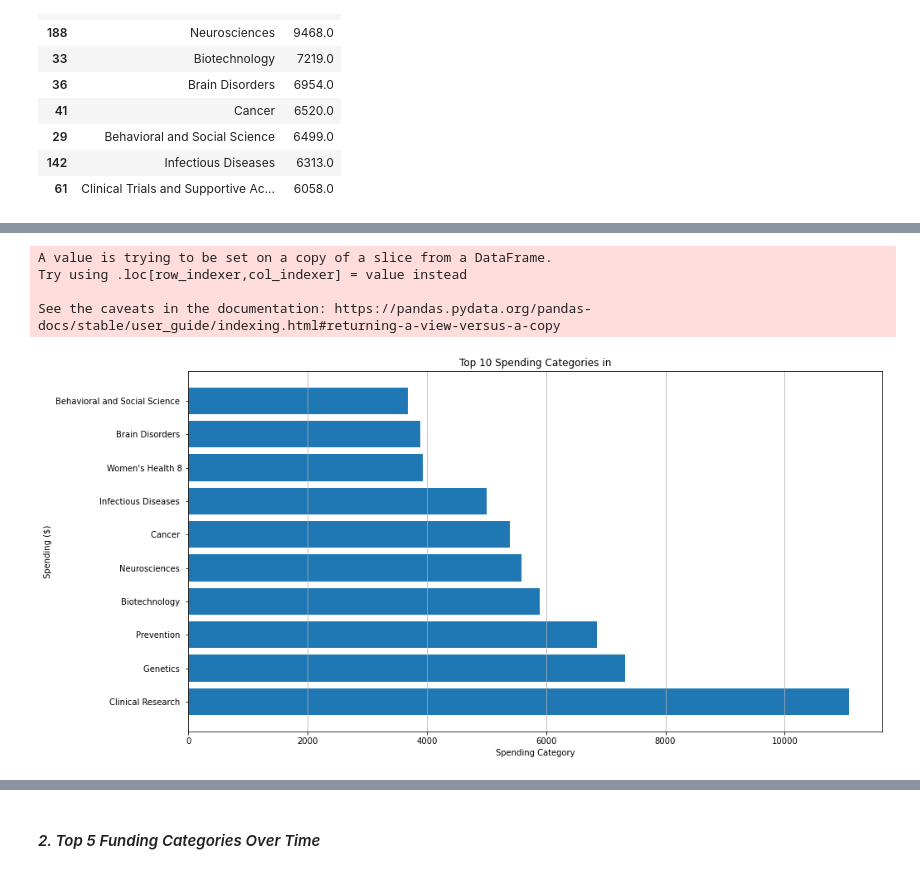
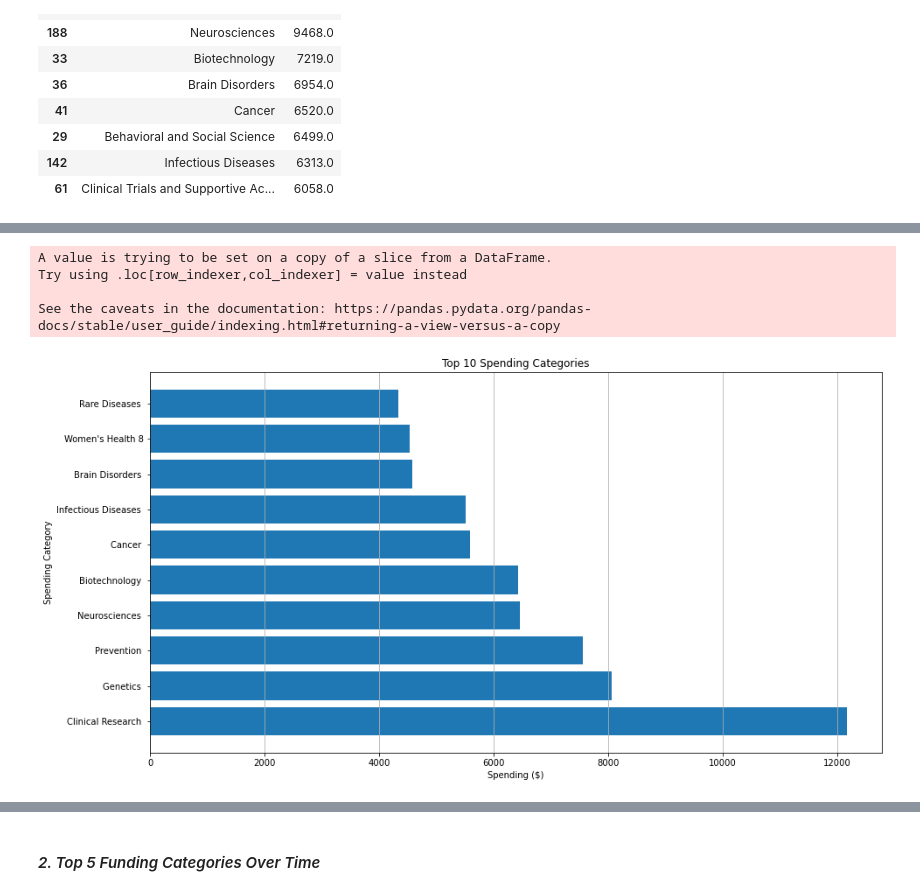
Before and after one commit to UCB-stat-159-s22/hw07-group25, a Jupyter notebook: main.ipynb, the cells around one changed output, grey strips where cells are left out. Drawn from its saved outputs; the diff is of its cells as text; code cells hidden in the pictures.

Commit message:
adding functiontools tests

```diff
--- a/main.ipynb
+++ b/main.ipynb
@@ -220,9 +213,10 @@ def draw_barchart(year):
 # %%
-draw_barchart('2014')
-plt.savefig('figures/fig1b.png')
+# Here we test out the graph for 2016
+df = pd.read_hdf(h5File, "/data/cleaned_data")
+fun.draw_barchart(df,'2016')
 # %% [output]
 A value is trying to be set on a copy of a slice from a DataFrame.
 Try using .loc[row_indexer,col_indexer] = value instead
 
 See the caveats in the documentation: https://pandas.pydata.org/pandas-docs/stable/user_guide/indexing.html#returning-a-view-versus-a-copy
-[figure, old version]
+[figure, new version]
```
Also changed, not shown: parts of 10 cells of this notebook, 11 other files.
